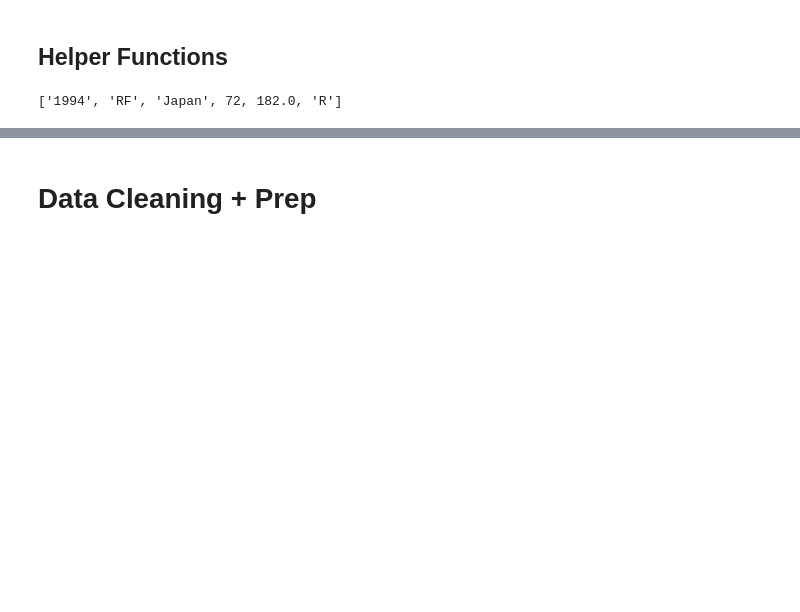
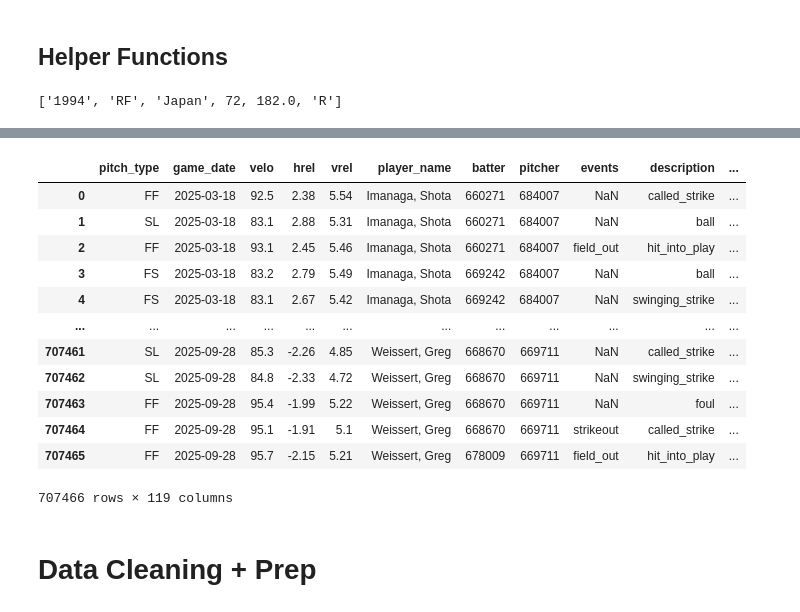
Before and after one commit to SatrunsDream/Workload-effect-on-pitcher-injury, a Jupyter notebook: EDA.ipynb, the cells around one changed output, grey strips where cells are left out. Saved outputs shown, nothing was run; the diff lists cells and outputs as text; code cells hidden in the pictures; blank space fills up the shorter version.

```diff
--- a/EDA.ipynb
+++ b/EDA.ipynb
@@ -220,3 +238,46 @@ final_df
+# %%
+# pitch tracking + usage
+## pitch usage (mix)
+# pitch_pct_long = df.groupby(['player_name', 'pitcher', 'game_year'])['pitch_group'].value_counts(normalize=True).reset_index(name='pitch%').copy()
+# pitch_mix = pitch_pct_long.pivot(index=['player_name', 'pitcher', 'game_year'], columns='pitch_group', values='pitch%').fillna(0).reset_index().copy()
+# pitch_mix = pitch_mix.rename(columns={i: f"{i}%" for i in pitch_mix.columns if i not in ['player_name', 'pitcher', 'game_year']}).copy()
+# pitch_mix.columns.name = None ## gets rid of the pitch_type over the index from the pivot
+
+# ## average and max velocity, hb, ivb, ext, spin rate, spin axis by pitch type
+# pitch_characteristics = ['velo', 'hb', 'ivb', 'spin', 'ext', 'spin_axis']
+# average_pitch = df.groupby(['player_name', 'pitcher', 'game_year', 'pitch_group'])[pitch_characteristics].mean().reset_index().copy()
+# average_pitch = average_pitch.pivot(index=['player_name', 'pitcher', 'game_year'], columns='pitch_group', values=pitch_characteristics).copy()
+# average_pitch.columns = [f"{pitch}_avg_{metric}" for metric, pitch in average_pitch.columns]
+# average_pitch.columns.name = None
+# average_pitch = average_pitch.reset_index().copy()
+
+# max_pitch = df.groupby(['player_name', 'pitcher', 'game_year', 'pitch_group'])[pitch_characteristics].max().reset_index().copy()
+# max_pitch = max_pitch.pivot(index=['player_name', 'pitcher', 'game_year'], columns='pitch_group', values=pitch_characteristics).copy()
+# max_pitch.columns = [f"{pitch}_max_{metric}" for metric, pitch in max_pitch.columns]
+# max_pitch.columns.name = None
+# max_pitch = max_pitch.reset_index().copy()
+
+# avg_max_pitch = average_pitch.merge(max_pitch, how='left', on=['player_name', 'pitcher', 'game_year']).copy()
+
+# ## release point std
+# rel_pos_sd = df.groupby(['player_name', 'pitcher', 'game_year'])[['hrel', 'vrel']].std().reset_index().copy()
+# rel_pos_sd = rel_pos_sd.rename(columns={'hrel': 'hrel_sd', 'vrel': 'vrel_sd'}).copy()
+
+df
+# %% [output]
+|  | pitch_type | game_date | velo | hrel | vrel | player_name | batter | pitcher | events | description | ... |
+| 0 | FF | 2025-03-18 | 92.5 | 2.38 | 5.54 | Imanaga, Shota | 660271 | 684007 | NaN | called_strike | ... |
+| 1 | SL | 2025-03-18 | 83.1 | 2.88 | 5.31 | Imanaga, Shota | 660271 | 684007 | NaN | ball | ... |
+| 2 | FF | 2025-03-18 | 93.1 | 2.45 | 5.46 | Imanaga, Shota | 660271 | 684007 | field_out | hit_into_play | ... |
+| 3 | FS | 2025-03-18 | 83.2 | 2.79 | 5.49 | Imanaga, Shota | 669242 | 684007 | NaN | ball | ... |
+| 4 | FS | 2025-03-18 | 83.1 | 2.67 | 5.42 | Imanaga, Shota | 669242 | 684007 | NaN | swinging_strike | ... |
+| ... | ... | ... | ... | ... | ... | ... | ... | ... | ... | ... | ... |
+| 707461 | SL | 2025-09-28 | 85.3 | -2.26 | 4.85 | Weissert, Greg | 668670 | 669711 | NaN | called_strike | ... |
+| 707462 | SL | 2025-09-28 | 84.8 | -2.33 | 4.72 | Weissert, Greg | 668670 | 669711 | NaN | swinging_strike | ... |
+| 707463 | FF | 2025-09-28 | 95.4 | -1.99 | 5.22 | Weissert, Greg | 668670 | 669711 | NaN | foul | ... |
+| 707464 | FF | 2025-09-28 | 95.1 | -1.91 | 5.1 | Weissert, Greg | 668670 | 669711 | strikeout | called_strike | ... |
+| 707465 | FF | 2025-09-28 | 95.7 | -2.15 | 5.21 | Weissert, Greg | 678009 | 669711 | field_out | hit_into_play | ... |
+707466 rows × 119 columns
 # %%
 def load_year_data(year: int):
     """
```
Also changed, not shown: parts of 1 cell of this notebook, 10 other files.
